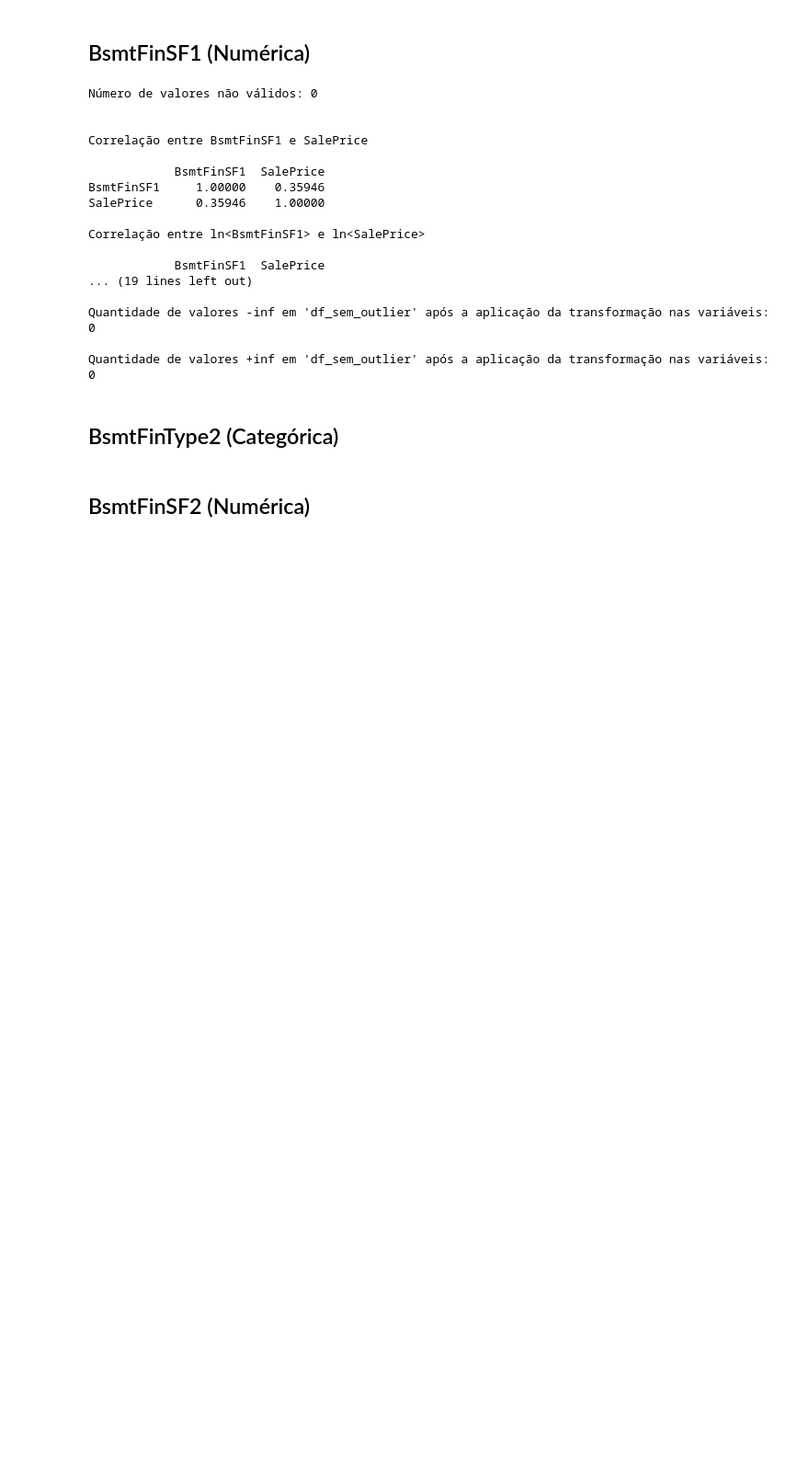
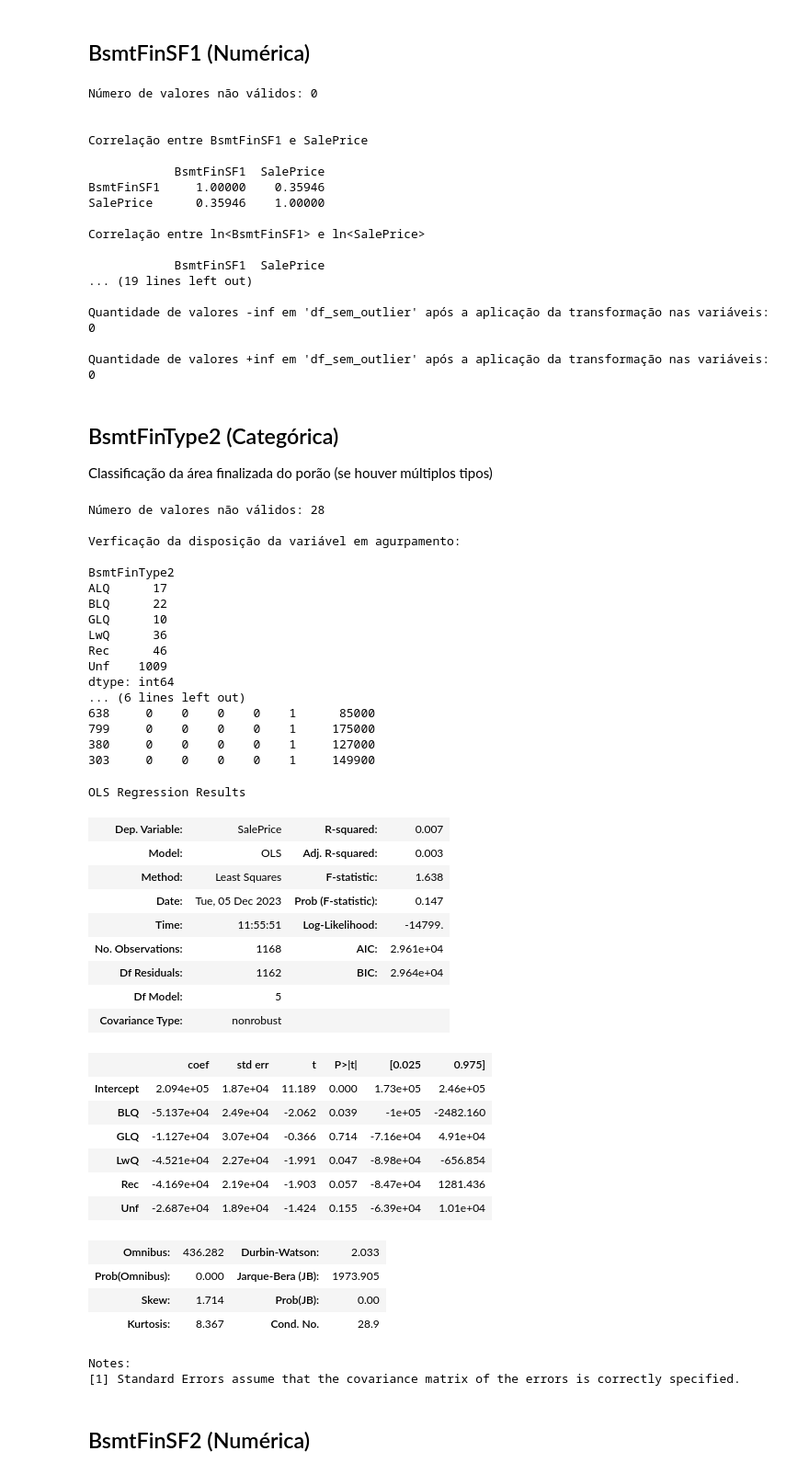
Before and after one commit to JohnDaytonCC/HousePricesPrediction, a Jupyter notebook: Notebook - House Prices Predition.ipynb, the cells around one changed output. Shown at 92% size. Drawn from its saved outputs; the diff is of its cells as text; code cells hidden in the pictures; blank space fills up the shorter version.

```diff
--- a/Notebook - House Prices Predition.ipynb
+++ b/Notebook - House Prices Predition.ipynb
@@ -2047,6 +2562,82 @@ Quantidade de valores -inf em 'df_sem_outlier' após a aplicação da transforma
 Quantidade de valores +inf em 'df_sem_outlier' após a aplicação da transformação nas variáveis: 0
 # %% [markdown]
 ## BsmtFinType2 (Categórica)
+
+Classificação da área finalizada do porão (se houver múltiplos tipos)
+# %%
+nome_feature = 'BsmtFinType2'
+
+# Verificação de valores nulos na variável
+print(f'Número de valores não válidos: {dados_treino[nome_feature].isnull().sum()}\n')
+
+# Estatística univariádas pela variável
+print('Verficação da disposição da variável em agurpamento:\n')
+agrupado = dados_treino.groupby([nome_feature]).size()
+print(agrupado)
+
+print(f'\nApós o agrupamento é possivel afirmar que a moda dessa variável é "Unf".\n')
+
+# Cópia dos valores que serão manipulados para que os valores originais são sejam alterados.
+df_dummies_auxiliar_1 = dados_treino[nome_feature].copy()
+
+# Eliminação dos valores não válidas pelo valor da moda.
+df_dummies_auxiliar_1.fillna('Unf', inplace = True)
+
+# Conversão da variável categórica em dicotômica com a exclusão da primeira variável dicotômica.
+df_dummies_auxiliar = pd.get_dummies(df_dummies_auxiliar_1, columns=[nome_feature], drop_first=True)
+
+# Inclusão da variável dependente ao data frame de variáveis dicotômicas.
+df_dummies_auxiliar[nome_target] = dados_treino[nome_target].copy()
+
+# Verificação do data frame.
+print(df_dummies_auxiliar.head(6))
+
+# Estimação do modelo de regressão linear múltipla com n-1 dummies
+modelo_dummies = sm.OLS.from_formula("SalePrice ~ BLQ + GLQ + LwQ + Rec + Unf", df_dummies_auxiliar).fit()
+
+# Verificação dos parâmetros do modelo.
+modelo_dummies.summary()
+# %% [output]
+Número de valores não válidos: 28
+
+Verficação da disposição da variável em agurpamento:
+
+BsmtFinType2
+ALQ      17
+BLQ      22
+GLQ      10
+LwQ      36
+Rec      46
+Unf    1009
+dtype: int64
+... (6 lines left out)
+638     0    0    0    0    1      85000
+799     0    0    0    0    1     175000
+380     0    0    0    0    1     127000
+303     0    0    0    0    1     149900
+OLS Regression Results
+| Dep. Variable: | SalePrice | R-squared: | 0.007 |
+| Model: | OLS | Adj. R-squared: | 0.003 |
+| Method: | Least Squares | F-statistic: | 1.638 |
+| Date: | Tue, 05 Dec 2023 | Prob (F-statistic): | 0.147 |
+| Time: | 11:55:51 | Log-Likelihood: | -14799. |
+| No. Observations: | 1168 | AIC: | 2.961e+04 |
+| Df Residuals: | 1162 | BIC: | 2.964e+04 |
+| Df Model: | 5 |  |  |
+| Covariance Type: | nonrobust |  |  |
+|  | coef | std err | t | P>|t| | [0.025 | 0.975] |
+| Intercept | 2.094e+05 | 1.87e+04 | 11.189 | 0.000 | 1.73e+05 | 2.46e+05 |
+| BLQ | -5.137e+04 | 2.49e+04 | -2.062 | 0.039 | -1e+05 | -2482.160 |
+| GLQ | -1.127e+04 | 3.07e+04 | -0.366 | 0.714 | -7.16e+04 | 4.91e+04 |
+| LwQ | -4.521e+04 | 2.27e+04 | -1.991 | 0.047 | -8.98e+04 | -656.854 |
+| Rec | -4.169e+04 | 2.19e+04 | -1.903 | 0.057 | -8.47e+04 | 1281.436 |
+| Unf | -2.687e+04 | 1.89e+04 | -1.424 | 0.155 | -6.39e+04 | 1.01e+04 |
+| Omnibus: | 436.282 | Durbin-Watson: | 2.033 |
+| Prob(Omnibus): | 0.000 | Jarque-Bera (JB): | 1973.905 |
+| Skew: | 1.714 | Prob(JB): | 0.00 |
+| Kurtosis: | 8.367 | Cond. No. | 28.9 |
+Notes:
+[1] Standard Errors assume that the covariance matrix of the errors is correctly specified.
 # %% [markdown]
 ## BsmtFinSF2 (Numérica)
 # %%
```
Also changed, not shown: parts of 74 cells of this notebook.
